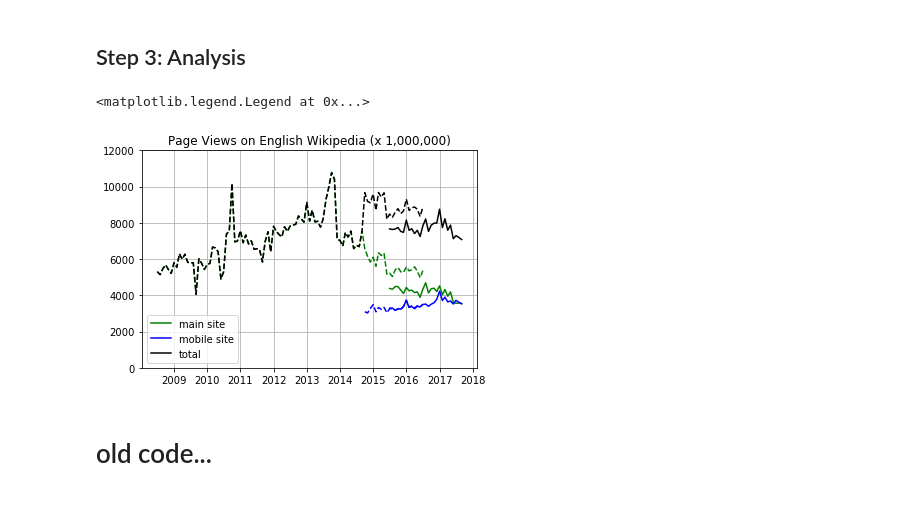
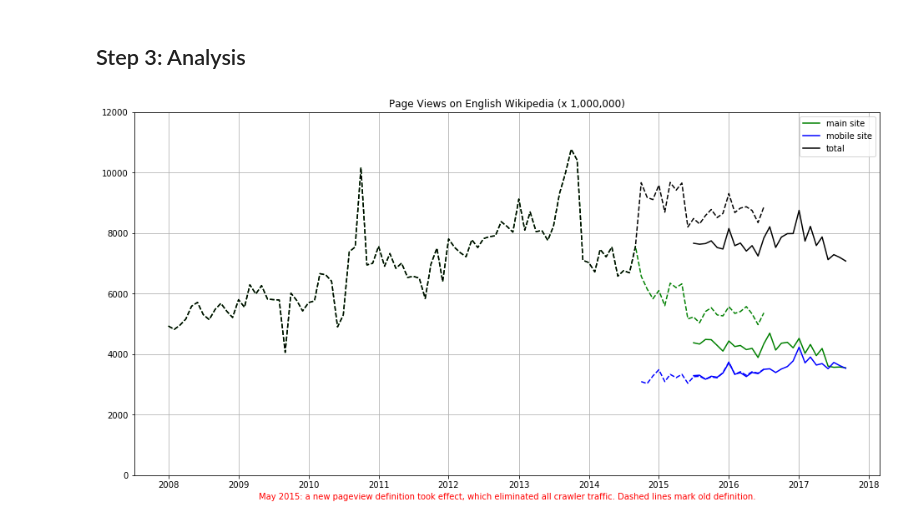
Before and after one commit to drjordy66/A1_Data_Curation, a Jupyter notebook: src/hcds-a1-data-curation.ipynb, the cells around one changed output. Drawn from its saved outputs; the diff is of its cells as text; code cells hidden in the pictures.

```diff
--- a/src/hcds-a1-data-curation.ipynb
+++ b/src/hcds-a1-data-curation.ipynb
@@ -37,7 +31,7 @@ def data_acquisition(api_endpoint, access):
     params = {'project' : 'en.wikipedia.org',
                 'agent' : 'user',
                 'granularity' : 'monthly',
-                'start' : '2008070100',
+                'start' : '2008010100',
                 'end' : '2017100100'
                 }
 
@@ -203,29 +195,33 @@ df.to_csv('en-wikipedia_traffic_200801-201709.csv', index=False)
 # %%
 # convert dates to a datetime format for plotting
 dates = np.array([datetime.strptime(list(df['year'])[i] + list(df['month'])[i], '%Y%m') for i in range(len(df))])
+
+# set plot size
+plt.figure(figsize=(16, 8))
 
 # plot the points, filtering on non-zero values in the column data
 plt.plot(dates[np.array(df['pageview_desktop_views']) > 0],
          np.array(df['pageview_desktop_views'])[np.array(df['pageview_desktop_views']) > 0], 'g')
 plt.plot(dates[np.array(df['pageview_mobile_views']) > 0],
          np.array(df['pageview_mobile_views'])[np.array(df['pageview_mobile_views']) > 0], 'b')
 plt.plot(dates[np.array(df['pageview_all_views']) > 0],
          np.array(df['pageview_all_views'])[np.array(df['pageview_all_views']) > 0], 'k')
 plt.plot(dates[np.array(df['pagecount_desktop_views']) > 0][:-1],
          np.array(df['pagecount_desktop_views'])[np.array(df['pagecount_desktop_views']) > 0][:-1], 'g--')
 plt.plot(dates[np.array(df['pagecount_mobile_views']) > 0][:-1],
          np.array(df['pagecount_mobile_views'])[np.array(df['pagecount_mobile_views']) > 0][:-1], 'b--')
 plt.plot(dates[np.array(df['pagecount_all_views']) > 0][:-1],
          np.array(df['pagecount_all_views'])[np.array(df['pagecount_all_views']) > 0][:-1], 'k--')
 
-# add gridlines and scale (to match assignment), title, legend
+# add gridlines, x-axis label, scale (to match assignment), title, legend
 plt.grid(True)
+plt.xlabel('May 2015: a new pageview definition took effect, which eliminated all crawler traffic. Dashed lines mark old definition.', color='r')
 plt.ylim(0, 12e9)
 plt.yticks([0, 2e9, 4e9, 6e9, 8e9, 10e9, 12e9], [0, 2000, 4000, 6000, 8000, 10000, 12000])
 plt.title('Page Views on English Wikipedia (x 1,000,000)')
 plt.legend(['main site', 'mobile site', 'total'])
+
+# save an image of the analysis
+plt.savefig('../analysis/analysis.png')
 # %% [output]
-<matplotlib.legend.Legend at 0x...>
-[figure, old version]
+[figure, new version]
-# %% [markdown]
-# old code...
```
Also changed, not shown: parts of 9 cells of this notebook.
